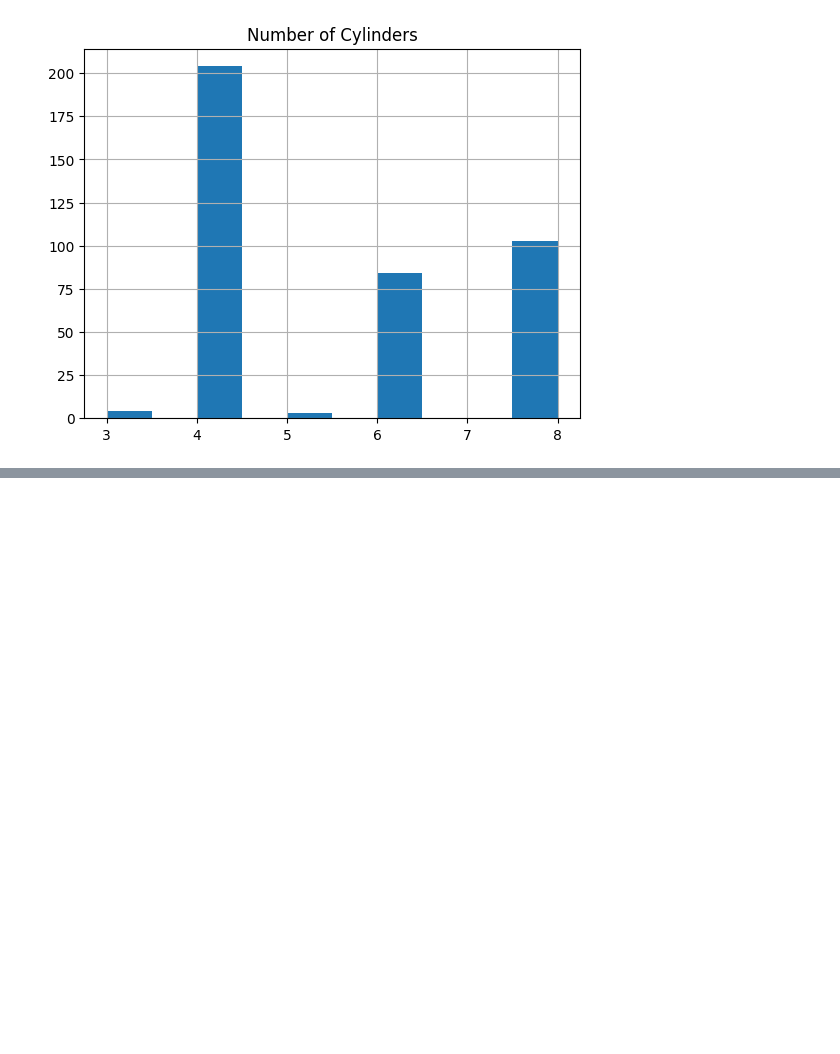
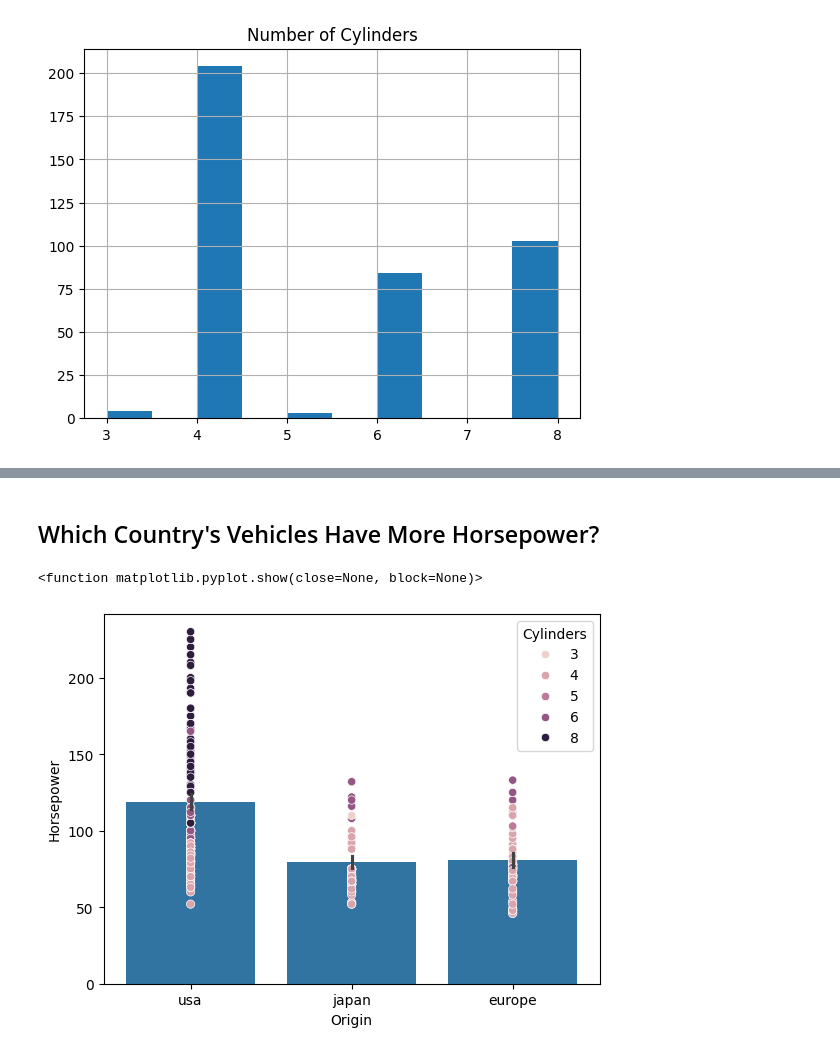
Before and after one commit to ForeverGrateful70/datafun-06-eda, a Jupyter notebook: LeeStrickland_eda.ipynb, the cells around one changed output, grey strips where cells are left out. Drawn from its saved outputs; the diff is of its cells as text; code cells hidden in the pictures; blank space fills up the shorter version.

```diff
--- a/LeeStrickland_eda.ipynb
+++ b/LeeStrickland_eda.ipynb
@@ -111,0 +132,11 @@ plt.show()
+# %% [markdown]
+## Which Country's Vehicles Have More Horsepower?
+# %%
+sns.barplot(x='Origin', y='Horsepower', data=df)
+
+sns.scatterplot(x='Origin', y='Horsepower', hue='Cylinders', data=df)
+
+plt.show
+# %% [output]
+<function matplotlib.pyplot.show(close=None, block=None)>
+[figure, added]
```
Also changed, not shown: parts of 6 cells of this notebook.
